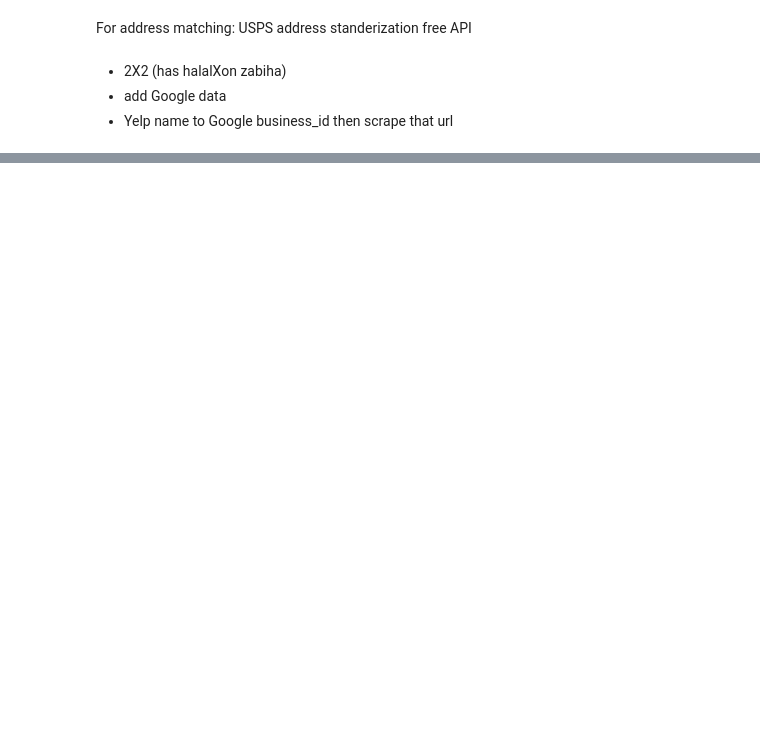
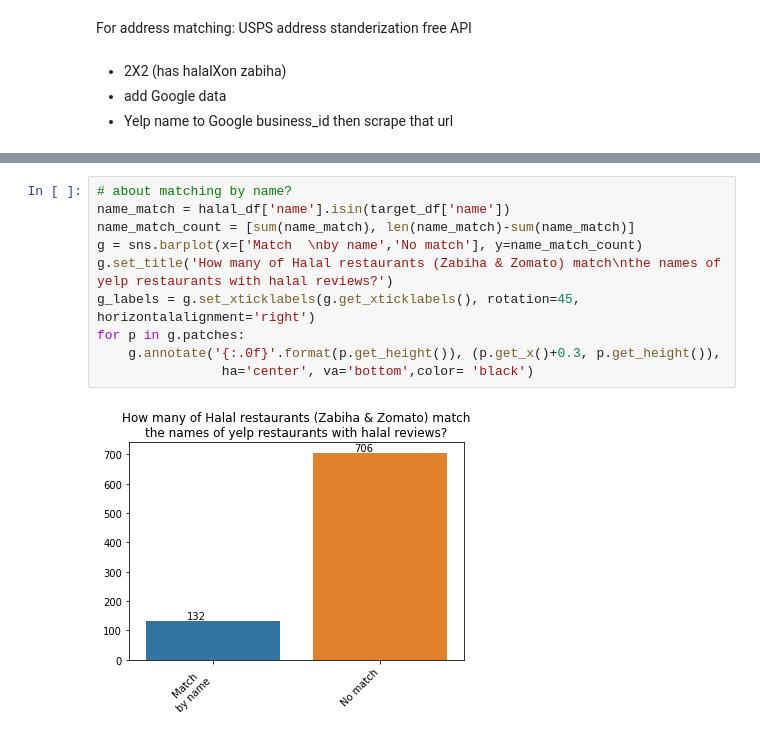
Before and after one commit to WAzaizeh/Halal_o_Meter, a Jupyter notebook: src/data/EDA/Yelp_reviews_EDA.ipynb, the cells around one changed output, grey strips where cells are left out. Cells and saved outputs as stored; diff of their text form; blank space fills up the shorter version.

```diff
--- a/src/data/EDA/Yelp_reviews_EDA.ipynb
+++ b/src/data/EDA/Yelp_reviews_EDA.ipynb
@@ -295,0 +303,12 @@ For address matching:
+# %%
+# about matching by name?
+name_match = halal_df['name'].isin(target_df['name'])
+name_match_count = [sum(name_match), len(name_match)-sum(name_match)]
+g = sns.barplot(x=['Match  \nby name','No match'], y=name_match_count)
+g.set_title('How many of Halal restaurants (Zabiha & Zomato) match\nthe names of yelp restaurants with halal reviews?')
+g_labels = g.set_xticklabels(g.get_xticklabels(), rotation=45, horizontalalignment='right')
+for p in g.patches:
+    g.annotate('{:.0f}'.format(p.get_height()), (p.get_x()+0.3, p.get_height()),
+                ha='center', va='bottom',color= 'black')
+# %% [output]
+[figure, added]
```
Also changed, not shown: parts of 10 cells of this notebook, 3 other files.
